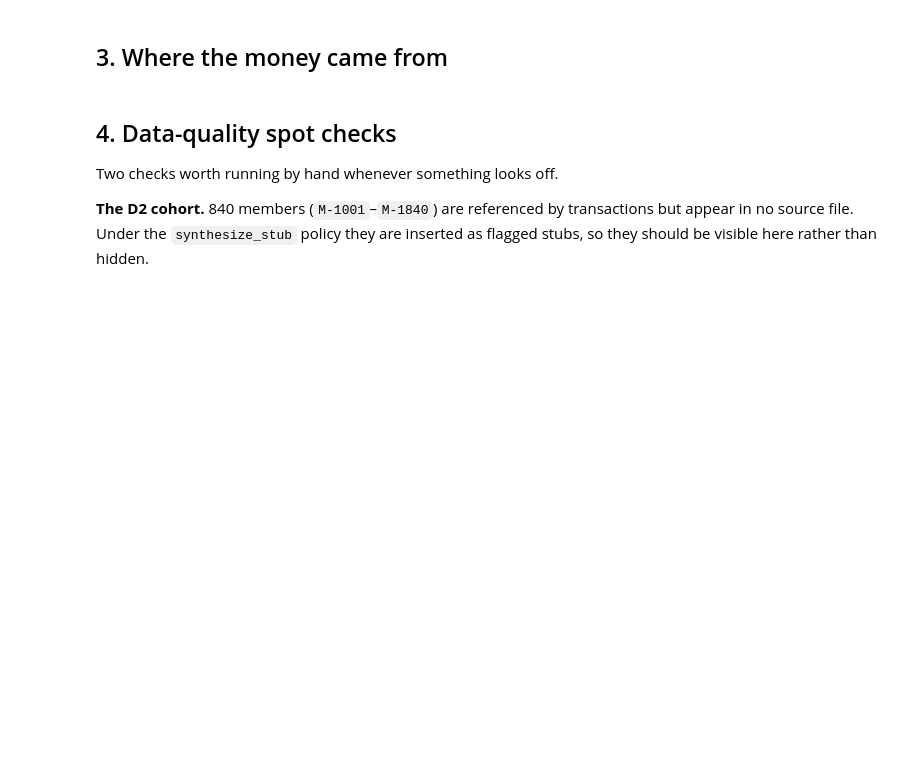
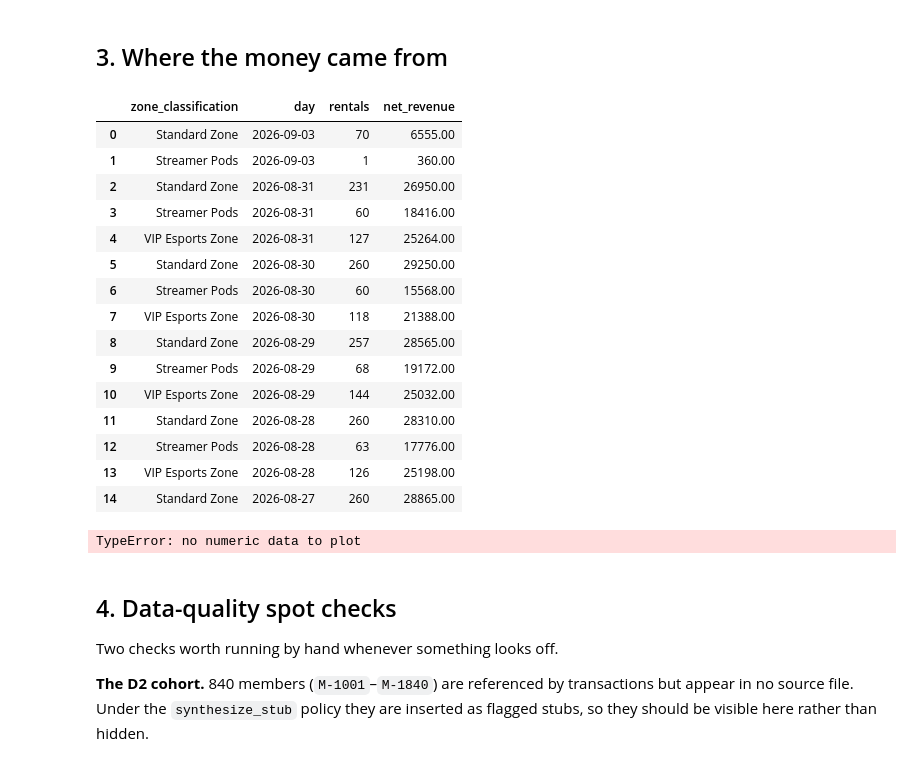
Before and after one commit to RCEjosephkarl/Internet-Cafe-Pipeline, a Jupyter notebook: notebooks/db_lens.ipynb, the cells around one changed output. Cells and saved outputs as stored; diff of their text form; code cells hidden in the pictures; blank space fills up the shorter version.

```diff
--- a/notebooks/db_lens.ipynb
+++ b/notebooks/db_lens.ipynb
@@ -47,8 +83,25 @@ db_lens.workstation_status()
 # %% [markdown]
 ## 3. Where the money came from
 # %%
-revenue = db_lens.revenue_by_zone(limit_days=14)
+revenue = db_lens.revenue_by_zone(limit_days=5)
 revenue
+# %% [output]
+|  | zone_classification | day | rentals | net_revenue |
+| 0 | Standard Zone | 2026-09-03 | 70 | 6555.00 |
+| 1 | Streamer Pods | 2026-09-03 | 1 | 360.00 |
+| 2 | Standard Zone | 2026-08-31 | 231 | 26950.00 |
+| 3 | Streamer Pods | 2026-08-31 | 60 | 18416.00 |
+| 4 | VIP Esports Zone | 2026-08-31 | 127 | 25264.00 |
+| 5 | Standard Zone | 2026-08-30 | 260 | 29250.00 |
+| 6 | Streamer Pods | 2026-08-30 | 60 | 15568.00 |
+| 7 | VIP Esports Zone | 2026-08-30 | 118 | 21388.00 |
+| 8 | Standard Zone | 2026-08-29 | 257 | 28565.00 |
+| 9 | Streamer Pods | 2026-08-29 | 68 | 19172.00 |
+| 10 | VIP Esports Zone | 2026-08-29 | 144 | 25032.00 |
+| 11 | Standard Zone | 2026-08-28 | 260 | 28310.00 |
+| 12 | Streamer Pods | 2026-08-28 | 63 | 17776.00 |
+| 13 | VIP Esports Zone | 2026-08-28 | 126 | 25198.00 |
+| 14 | Standard Zone | 2026-08-27 | 260 | 28865.00 |
 # %%
 # Same data as a chart, when the table gets long enough to stop being readable.
 if not revenue.empty:
@@ -60,6 +113,8 @@ if not revenue.empty:
     ax.set_title("Rental revenue by zone")
 else:
     print("No rentals loaded yet — run `make bootstrap` first.")
+# %% [output]
+TypeError: no numeric data to plot
 # %% [markdown]
 ## 4. Data-quality spot checks
 
```
Also changed, not shown: parts of 11 cells of this notebook, 5 other files.
